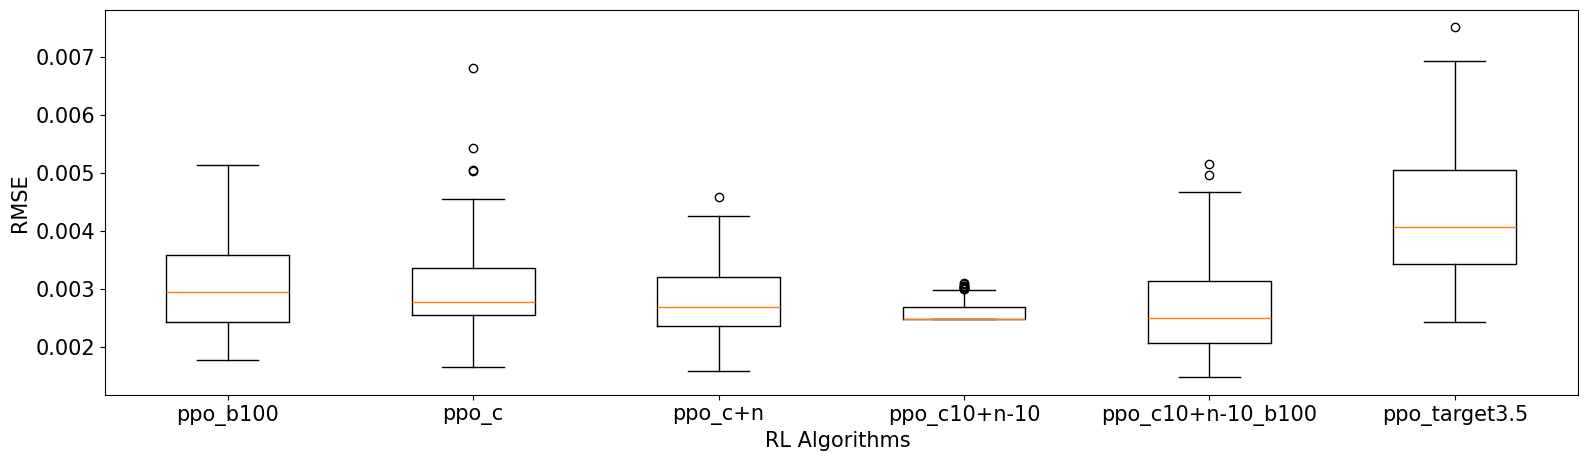
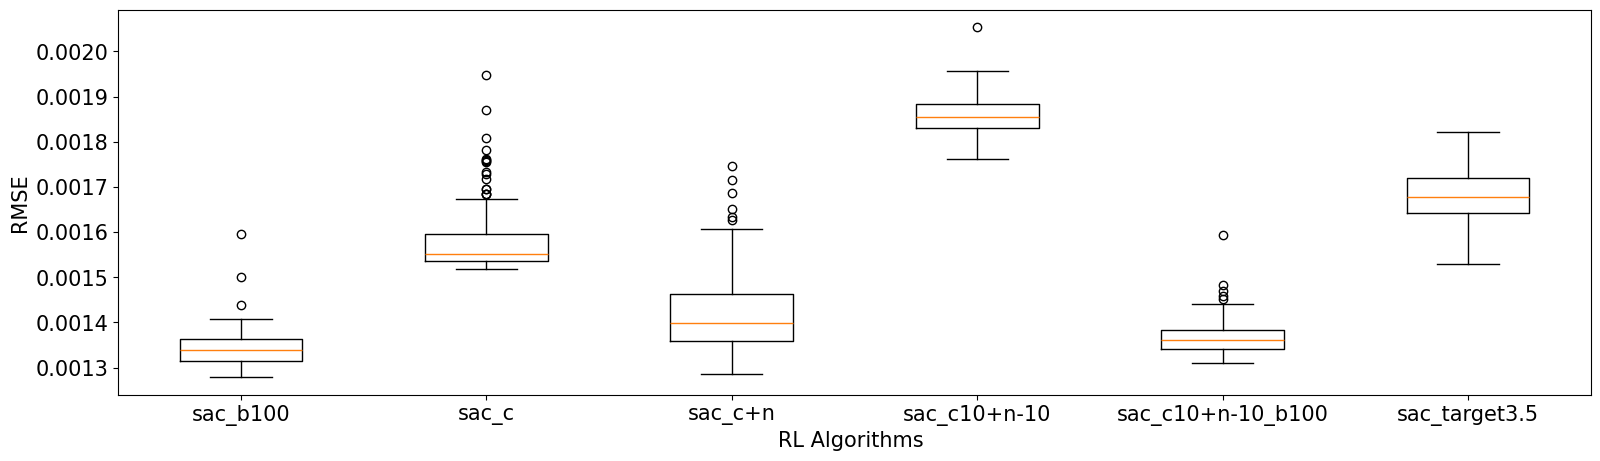
The notebook cell's code change between the first figure and the second:
--- before
+++ after
@@ -12,5 +12,6 @@
 plt.ylabel('RMSE', fontsize=15)
 plt.xlabel('RL Algorithms ', fontsize=15)
-
+figure_path = os.path.join('figures', 'supplementary', 'figure2.svg')
+plt.savefig(figure_path, format="svg", bbox_inches="tight", dpi=300)
 # Show the plot
 plt.show()

Commit: paper version